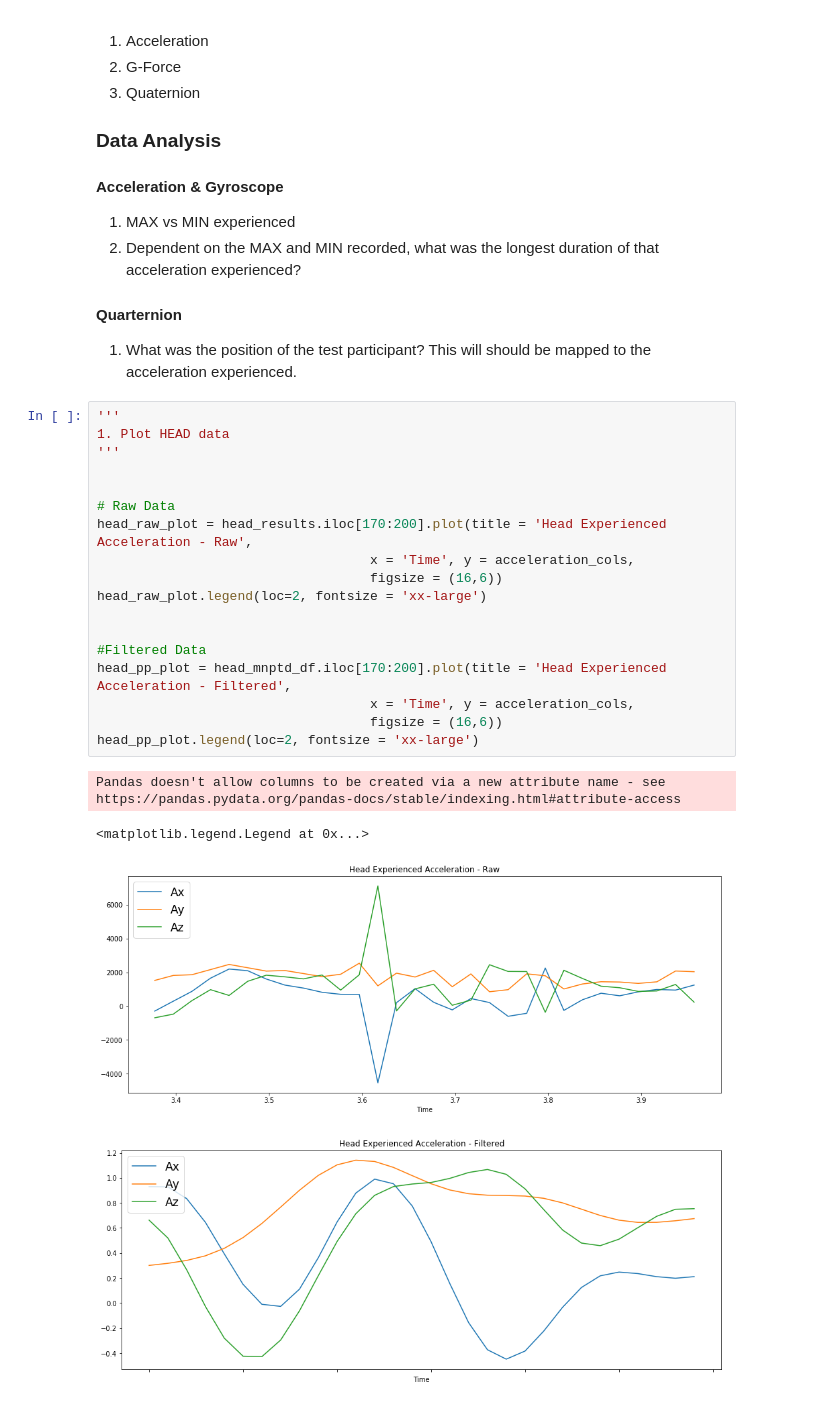
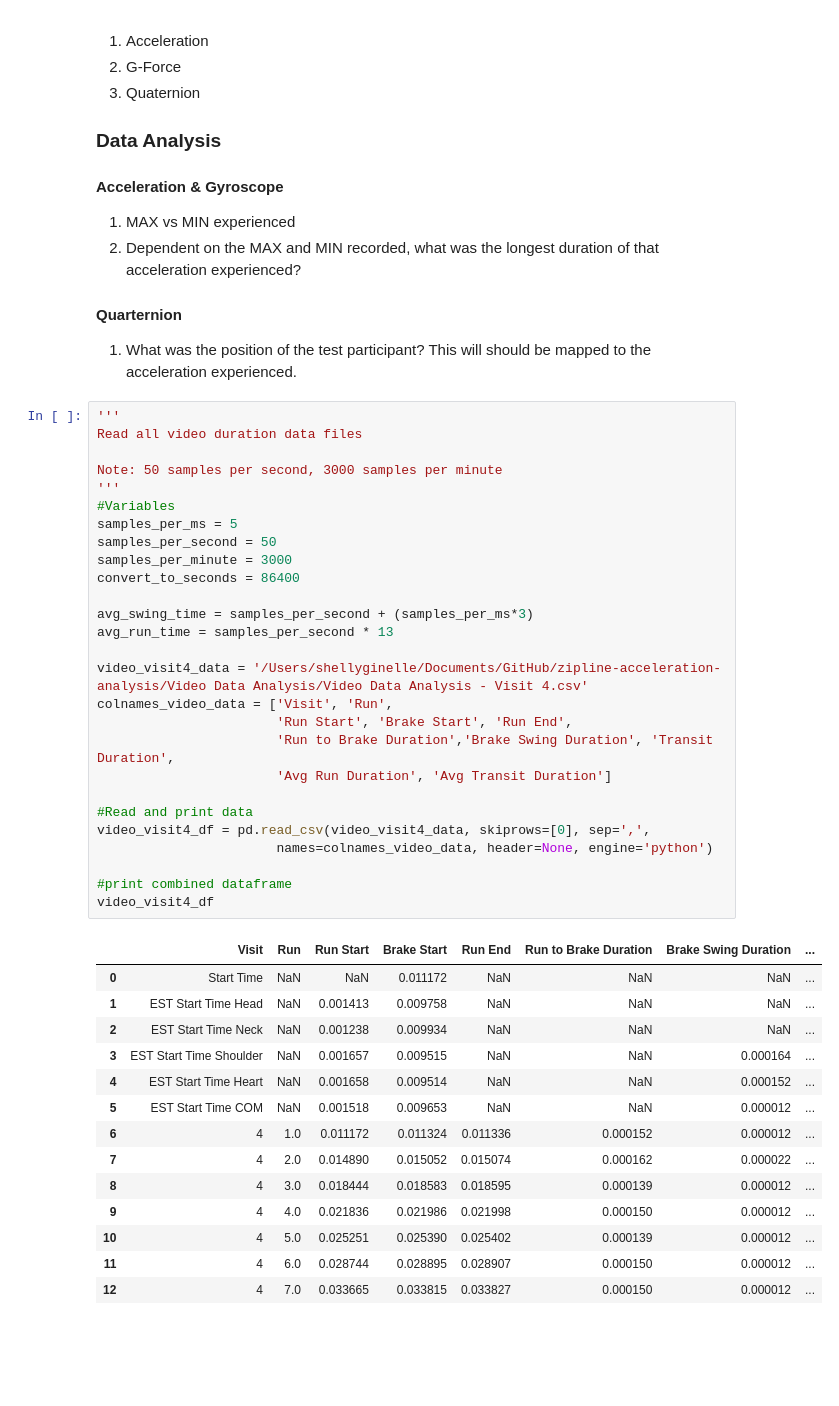
Before and after one commit to shellyginelle/zipline-acceleration-analysis, a Jupyter notebook: MRP - Post Processing Zip line Data.ipynb, the cells around one changed output. Cells and saved outputs as stored; diff of their text form; blank space fills up the shorter version.

```diff
--- a/MRP - Post Processing Zip line Data.ipynb
+++ b/MRP - Post Processing Zip line Data.ipynb
@@ -377,26 +387,45 @@ com_mnptd_df = pd.read_csv(bmfp_v4_com + 'MANIPULATED_COM_DATA.csv',
 
 #### Quarternion
 1. What was the position of the test participant? This will should be mapped to the acceleration experienced.
-# %%
-'''
-1. Plot HEAD data
-'''
-
-
-# Raw Data
-head_raw_plot = head_results.iloc[170:200].plot(title = 'Head Experienced Acceleration - Raw',
-                                   x = 'Time', y = acceleration_cols,
-                                   figsize = (16,6))
-head_raw_plot.legend(loc=2, fontsize = 'xx-large')
-
-
-#Filtered Data
-head_pp_plot = head_mnptd_df.iloc[170:200].plot(title = 'Head Experienced Acceleration - Filtered',
-                                   x = 'Time', y = acceleration_cols,
-                                   figsize = (16,6))
-head_pp_plot.legend(loc=2, fontsize = 'xx-large')
-# %% [output]
-Pandas doesn't allow columns to be created via a new attribute name - see https://pandas.pydata.org/pandas-docs/stable/indexing.html#attribute-access
-<matplotlib.legend.Legend at 0x...>
-[figure, removed]
-[figure, removed]
+# %%
+'''
+Read all video duration data files
+
+Note: 50 samples per second, 3000 samples per minute
+'''
+#Variables
+samples_per_ms = 5
+samples_per_second = 50
+samples_per_minute = 3000
+convert_to_seconds = 86400
+
+avg_swing_time = samples_per_second + (samples_per_ms*3)
+avg_run_time = samples_per_second * 13
+
+video_visit4_data = '/Users/shellyginelle/Documents/GitHub/zipline-acceleration-analysis/Video Data Analysis/Video Data Analysis - Visit 4.csv'
+colnames_video_data = ['Visit', 'Run',
+                       'Run Start', 'Brake Start', 'Run End',
+                       'Run to Brake Duration','Brake Swing Duration', 'Transit Duration',
+                       'Avg Run Duration', 'Avg Transit Duration']
+
+#Read and print data
+video_visit4_df = pd.read_csv(video_visit4_data, skiprows=[0], sep=',',
+                       names=colnames_video_data, header=None, engine='python')
+
+#print combined dataframe
+video_visit4_df
+# %% [output]
+|  | Visit | Run | Run Start | Brake Start | Run End | Run to Brake Duration | Brake Swing Duration | ... |
+| 0 | Start Time | NaN | NaN | 0.011172 | NaN | NaN | NaN | ... |
+| 1 | EST Start Time Head | NaN | 0.001413 | 0.009758 | NaN | NaN | NaN | ... |
+| 2 | EST Start Time Neck | NaN | 0.001238 | 0.009934 | NaN | NaN | NaN | ... |
+| 3 | EST Start Time Shoulder | NaN | 0.001657 | 0.009515 | NaN | NaN | 0.000164 | ... |
+| 4 | EST Start Time Heart | NaN | 0.001658 | 0.009514 | NaN | NaN | 0.000152 | ... |
+| 5 | EST Start Time COM | NaN | 0.001518 | 0.009653 | NaN | NaN | 0.000012 | ... |
+| 6 | 4 | 1.0 | 0.011172 | 0.011324 | 0.011336 | 0.000152 | 0.000012 | ... |
+| 7 | 4 | 2.0 | 0.014890 | 0.015052 | 0.015074 | 0.000162 | 0.000022 | ... |
+| 8 | 4 | 3.0 | 0.018444 | 0.018583 | 0.018595 | 0.000139 | 0.000012 | ... |
+| 9 | 4 | 4.0 | 0.021836 | 0.021986 | 0.021998 | 0.000150 | 0.000012 | ... |
+| 10 | 4 | 5.0 | 0.025251 | 0.025390 | 0.025402 | 0.000139 | 0.000012 | ... |
+| 11 | 4 | 6.0 | 0.028744 | 0.028895 | 0.028907 | 0.000150 | 0.000012 | ... |
+| 12 | 4 | 7.0 | 0.033665 | 0.033815 | 0.033827 | 0.000150 | 0.000012 | ... |
```
Also changed, not shown: parts of 4 cells of this notebook, 5 other files.
